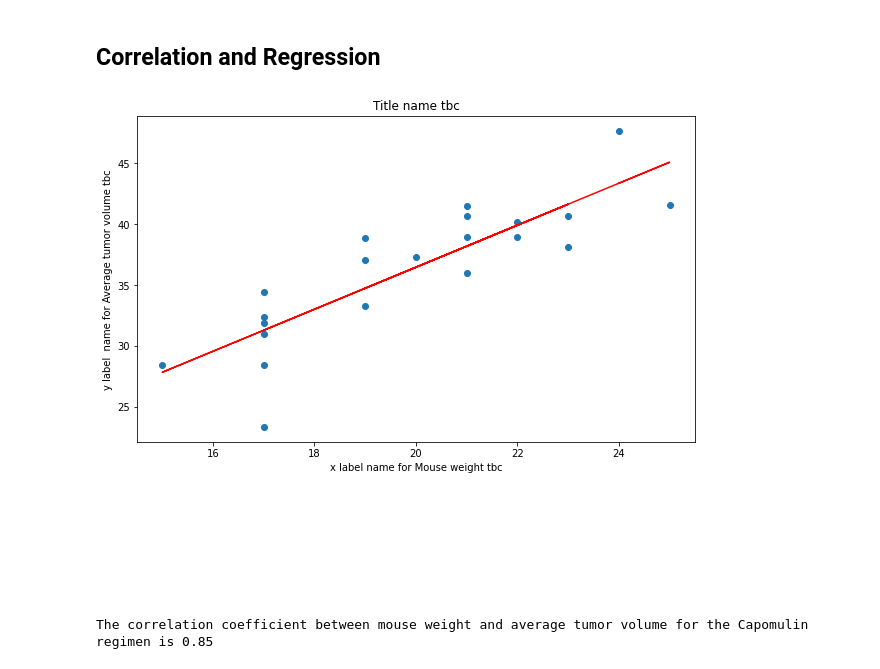
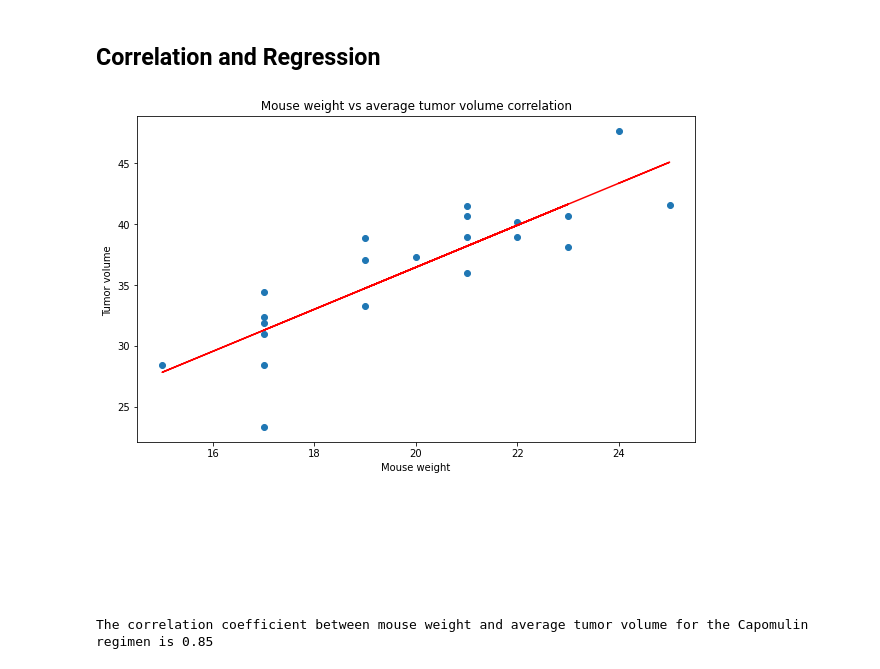
Before and after one commit to mafven/matplotlib-challenge, a Jupyter notebook: pymaceuticals_starter.ipynb, the cells around one changed output. Saved outputs shown, nothing was run; the diff lists cells and outputs as text; code cells hidden in the pictures.

```diff
--- a/pymaceuticals_starter.ipynb
+++ b/pymaceuticals_starter.ipynb
@@ -381,25 +339,25 @@ plt.show()
 # %%
 # Calculate the correlation coefficient and linear regression model for mouse weight and average tumor volume for the Capomulin regimen
 
 from scipy.stats import linregress
 
 # Add the linear regression equation and line to plot
 x_values = mean_tumor_vol_cap['Weight (g)']
 y_values = mean_tumor_vol_cap['Tumor Volume (mm3)']
 (slope, intercept, rvalue, pvalue, stderr) = linregress(x_values, y_values)
 regress_values = x_values * slope + intercept
 line_eq = "y = " + str(round(slope,2)) + "x + " + str(round(intercept,2))
 
 plt.scatter(x_values,y_values)
 plt.plot(x_values,regress_values,"r-")
-plt.annotate(line_eq,(20,10),fontsize=15,color="red")
+plt.annotate(line_eq,(20,10),fontsize=15,color="black")
 
-plt.title('Title name tbc')
-plt.xlabel('x label name for Mouse weight tbc')
-plt.ylabel("y label  name for Average tumor volume tbc" )
+plt.title(' Mouse weight vs average tumor volume correlation ')
+plt.xlabel('Mouse weight')
+plt.ylabel("Tumor volume " )
 plt.show()
 
 print(f"The correlation coefficient between mouse weight and average tumor volume for the Capomulin regimen is {round(st.pearsonr(mean_tumor_vol_cap['Weight (g)'], mean_tumor_vol_cap['Tumor Volume (mm3)'])[0],2)}")
 # %% [output]
-[figure, old version]
+[figure, new version]
 The correlation coefficient between mouse weight and average tumor volume for the Capomulin regimen is 0.85
```
Also changed, not shown: parts of 17 cells of this notebook.
